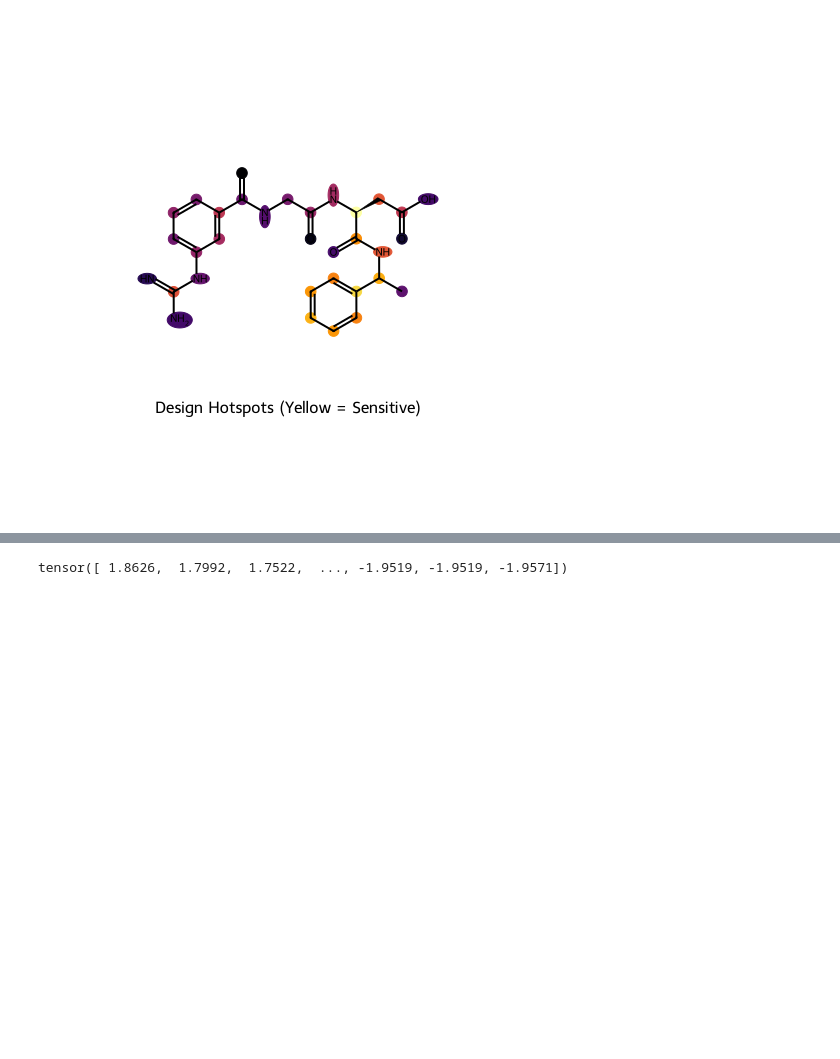
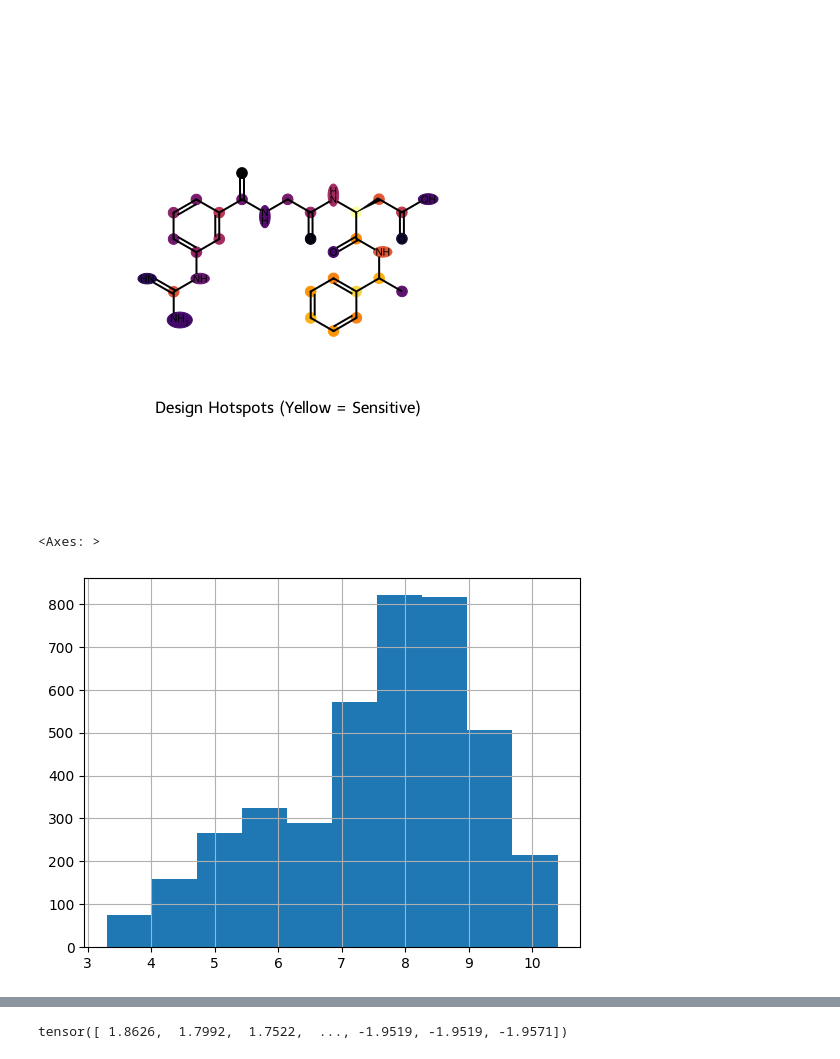
Before and after one commit to Djtrainer/cancer_research, a Jupyter notebook: notebooks/mdm2_breaker_model_analysis.ipynb, the cells around one changed output, grey strips where cells are left out. Saved outputs shown, nothing was run; the diff lists cells and outputs as text; code cells hidden in the pictures; blank space fills up the shorter version.

```diff
--- a/notebooks/mdm2_breaker_model_analysis.ipynb
+++ b/notebooks/mdm2_breaker_model_analysis.ipynb
@@ -804,3 +817,8 @@ Current Predicted pIC50: -0.75
 SMILES: [H]N=C(N([H])[H])N([H])c1c([H])c([H])c([H])c(C(=O)N([H])C([H])([H])C(=O)N([H])[C@]([H])(C(=O)N([H])C([H])(C)c2c([H])c([H])c([H])c([H])c2[H])C([H])([H])C(=O)O[H])c1[H]
 Max Gradient: 0.4234
 [figure]
+# %%
+dataset_v5.df["pIC50"].hist()
+# %% [output]
+<Axes: >
+[figure, added]
```
Also changed, not shown: parts of 8 cells of this notebook, 1 other file.
